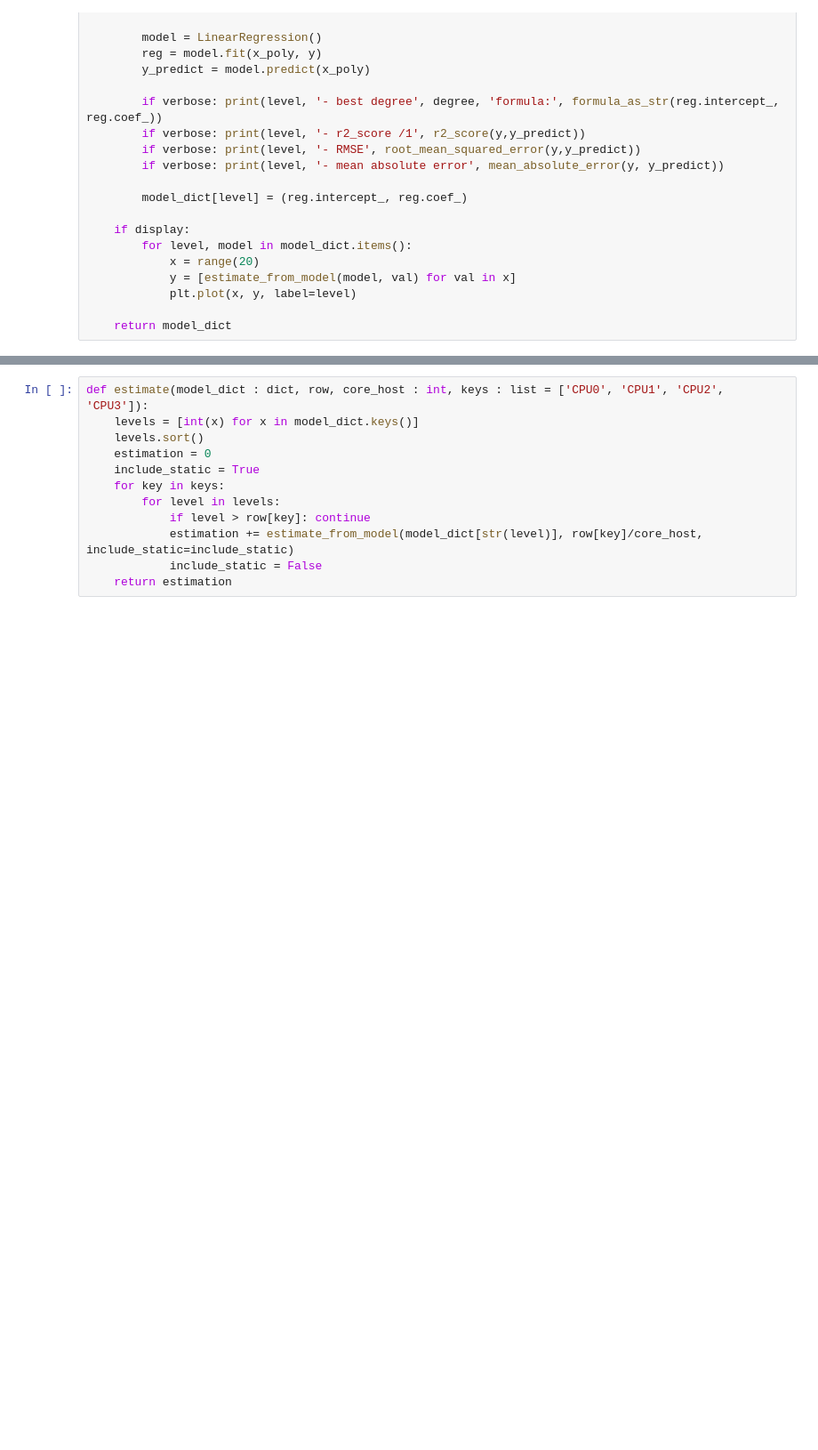
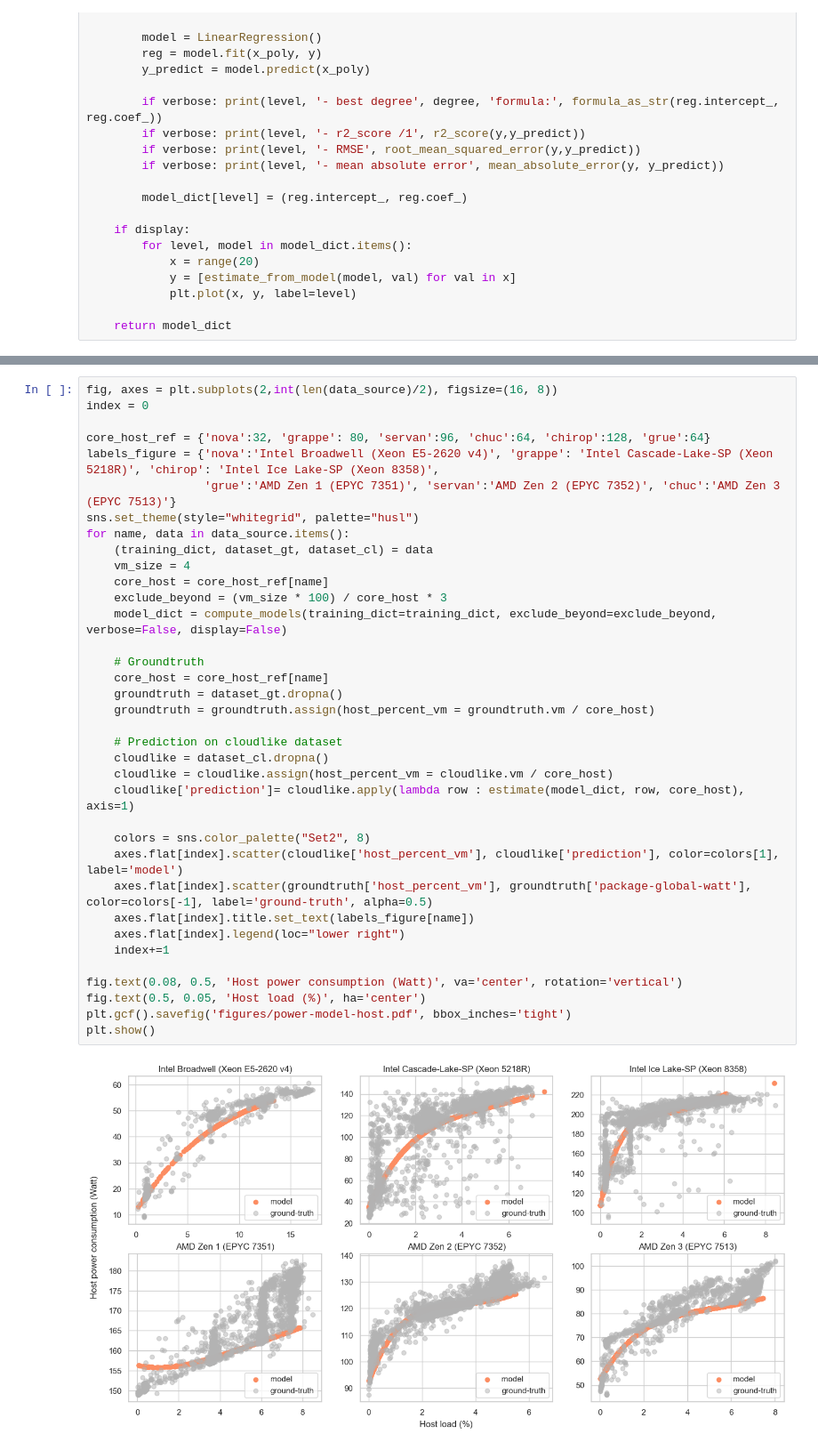
Before and after one commit to jacquetpi/cinergy-models, a Jupyter notebook: notebooks/models.ipynb, the cells around one changed output, grey strips where cells are left out. Shown at 89% size. Drawn from its saved outputs; the diff is of its cells as text; blank space fills up the shorter version.

```diff
--- a/notebooks/models.ipynb
+++ b/notebooks/models.ipynb
@@ -123,12 +222,38 @@ def estimate(model_dict : dict, row, core_host : int, keys : list = ['CPU0', 'CP
-# %%
-def estimate(model_dict : dict, row, core_host : int, keys : list = ['CPU0', 'CPU1', 'CPU2', 'CPU3']):
-    levels = [int(x) for x in model_dict.keys()]
-    levels.sort()
-    estimation = 0
-    include_static = True
-    for key in keys:
-        for level in levels:
-            if level > row[key]: continue
-            estimation += estimate_from_model(model_dict[str(level)], row[key]/core_host, include_static=include_static)
-            include_static = False
-    return estimation
+# %%
+fig, axes = plt.subplots(2,int(len(data_source)/2), figsize=(16, 8))
+index = 0
+
+core_host_ref = {'nova':32, 'grappe': 80, 'servan':96, 'chuc':64, 'chirop':128, 'grue':64}
+labels_figure = {'nova':'Intel Broadwell (Xeon E5-2620 v4)', 'grappe': 'Intel Cascade-Lake-SP (Xeon 5218R)', 'chirop': 'Intel Ice Lake-SP (Xeon 8358)',
+                 'grue':'AMD Zen 1 (EPYC 7351)', 'servan':'AMD Zen 2 (EPYC 7352)', 'chuc':'AMD Zen 3 (EPYC 7513)'}
+sns.set_theme(style="whitegrid", palette="husl")
+for name, data in data_source.items():
+    (training_dict, dataset_gt, dataset_cl) = data
+    vm_size = 4
+    core_host = core_host_ref[name]
+    exclude_beyond = (vm_size * 100) / core_host * 3
+    model_dict = compute_models(training_dict=training_dict, exclude_beyond=exclude_beyond, verbose=False, display=False)
+
+    # Groundtruth
+    core_host = core_host_ref[name]
+    groundtruth = dataset_gt.dropna()
+    groundtruth = groundtruth.assign(host_percent_vm = groundtruth.vm / core_host)
+
+    # Prediction on cloudlike dataset
+    cloudlike = dataset_cl.dropna()
+    cloudlike = cloudlike.assign(host_percent_vm = cloudlike.vm / core_host)
+    cloudlike['prediction']= cloudlike.apply(lambda row : estimate(model_dict, row, core_host), axis=1)
+
+    colors = sns.color_palette("Set2", 8)
+    axes.flat[index].scatter(cloudlike['host_percent_vm'], cloudlike['prediction'], color=colors[1], label='model')
+    axes.flat[index].scatter(groundtruth['host_percent_vm'], groundtruth['package-global-watt'], color=colors[-1], label='ground-truth', alpha=0.5)
+    axes.flat[index].title.set_text(labels_figure[name])
+    axes.flat[index].legend(loc="lower right")
+    index+=1
+
+fig.text(0.08, 0.5, 'Host power consumption (Watt)', va='center', rotation='vertical')
+fig.text(0.5, 0.05, 'Host load (%)', ha='center')
+plt.gcf().savefig('figures/power-model-host.pdf', bbox_inches='tight')
+plt.show()
+# %% [output]
+[figure, added]
```
Also changed, not shown: parts of 21 cells of this notebook, 2 other files.
